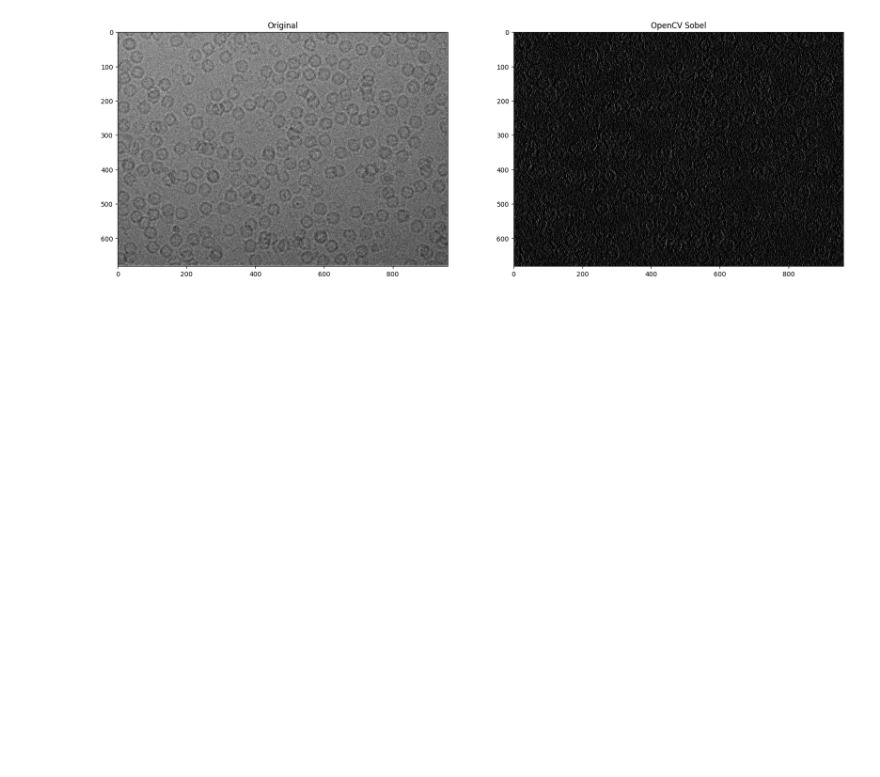
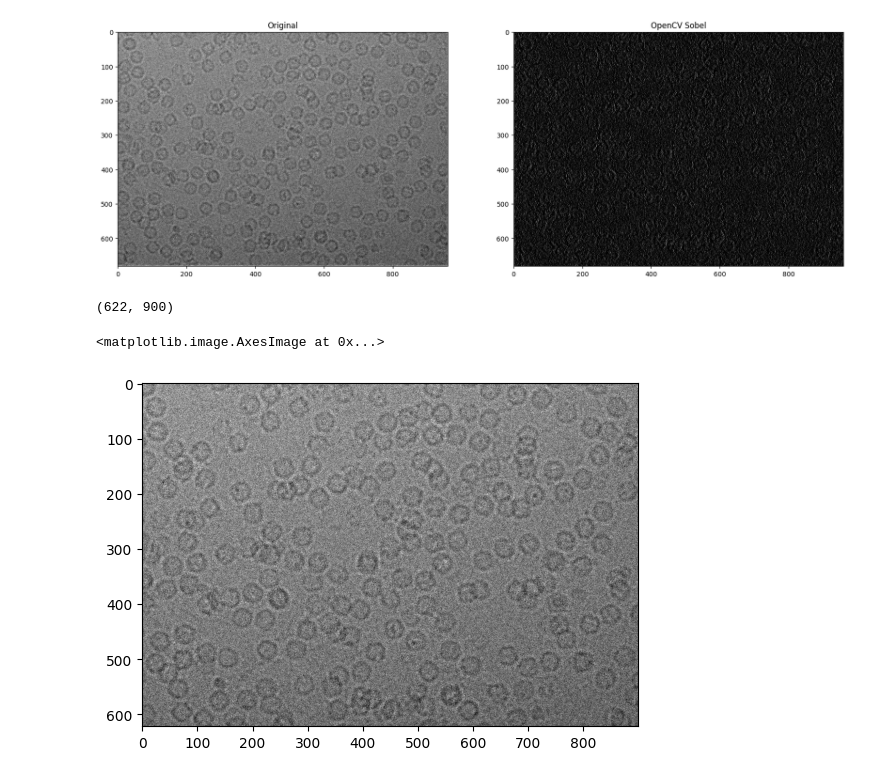
Before and after one commit to Joac1137/cryo-em_classification, a Jupyter notebook: experiments.ipynb, the cells around one changed output. Cells and saved outputs as stored; diff of their text form; code cells hidden in the pictures; blank space fills up the shorter version.

```diff
--- a/experiments.ipynb
+++ b/experiments.ipynb
@@ -99,3 +99,22 @@ for ax, im, title in zip(axes, [forestGray, forestEdges2], ['Original', 'OpenCV
     ax.imshow(im, cmap='gray');
 # %% [output]
 [figure]
+# %%
+from pathlib import Path
+import cv2
+from matplotlib import pyplot as plt
+import os
+
+p = Path(os.getcwd() + '/data/raw_data/' + 'FoilHole_16384305_Data_16383479_16383481_20201016_164256_fractions.png')
+img = cv2.imread(str(p), cv2.IMREAD_GRAYSCALE)
+img[0:30] = 0
+img[:,:30] = 0
+img[:,-30:] = 0
+img[-30:] = 0
+img = img[30:-30,30:-30]
+print(img.shape)
+plt.imshow(img, cmap='gray')
+# %% [output]
+(622, 900)
+<matplotlib.image.AxesImage at 0x...>
+[figure, added]
```
Also changed, not shown: parts of 4 cells of this notebook, 20 other files.
